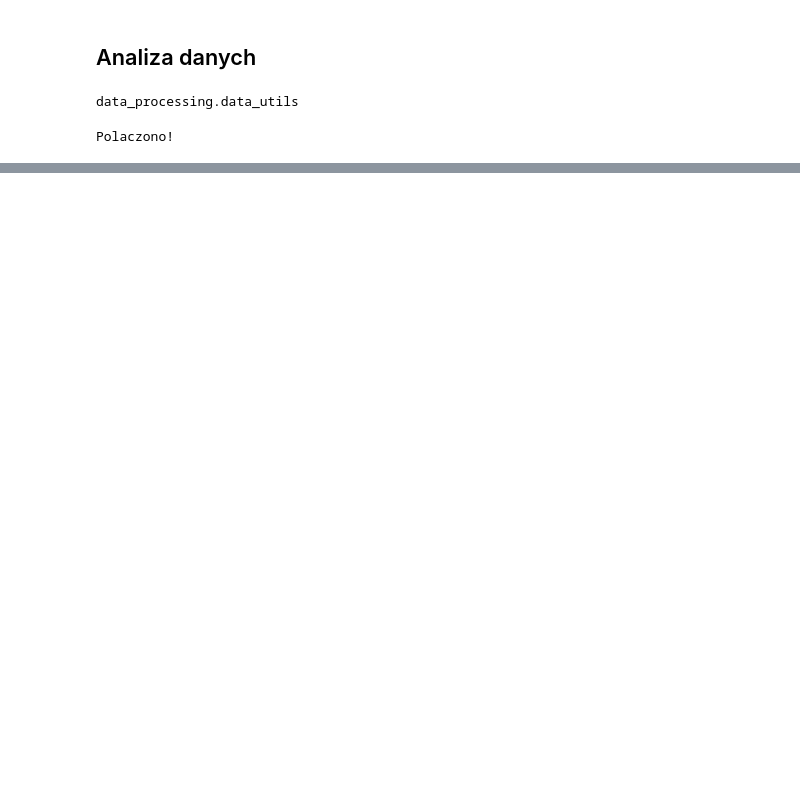
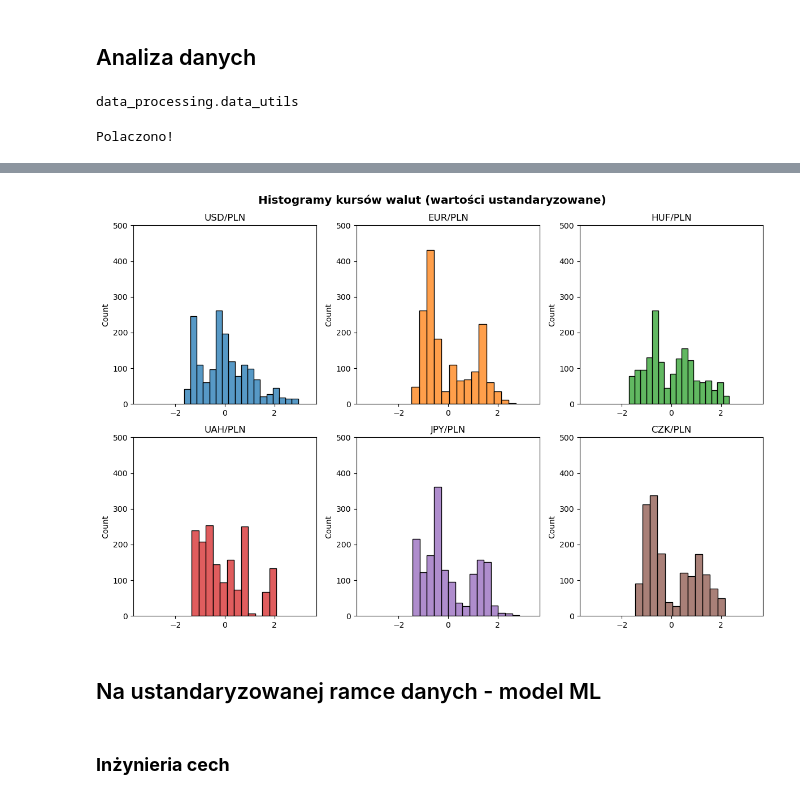
Before and after one commit to dradamm8/ExchangeRatesAnalysis, a Jupyter notebook: notebooks/projekt.ipynb, the cells around one changed output, grey strips where cells are left out. Saved outputs shown, nothing was run; the diff lists cells and outputs as text; code cells hidden in the pictures; blank space fills up the shorter version.

```diff
--- a/notebooks/projekt.ipynb
+++ b/notebooks/projekt.ipynb
@@ -57,0 +83,3 @@ df_scaled.plot()
+# %%
+sc = StandardScaler()
+sc.fit_transform(df)
@@ -57,0 +100,3 @@ df_scaled.plot()
+# %%
+df_scaled = pd.DataFrame(sc.fit_transform(df), columns = sc.feature_names_in_, index = df.index)
+df_scaled
@@ -57,0 +118,22 @@ df_scaled.plot()
+# %%
+# histogramy po standaryzacji
+
+fig, axs = plt.subplots(2, 3, figsize = (12,8), facecolor = 'white', tight_layout = True)
+
+colors = ['C0', "C1", "C2", 'C3', 'C4', 'C5']
+
+fig.suptitle("Histogramy kursów walut (wartości ustandaryzowane)", fontsize = "x-large", fontweight = "bold")
+
+for ax, col, code, code_upp in zip(axs.flatten(), colors, codes, codes_upp):
+    to_add = r"/PLN"
+    sns.histplot(df_scaled[code], ax = ax, color = col)
+    ax.set_xlabel(None)
+    ax.set_title(code_upp + to_add)
+    ax.set_ylim(0, 500)
+    ax.set_xlim(-3.7, 3.7)
+# %% [output]
+[figure, added]
+# %% [markdown]
+## Na ustandaryzowanej ramce danych - model ML
+# %% [markdown]
+### <b>Inżynieria cech</b>
```
Also changed, not shown: parts of 26 cells of this notebook.
